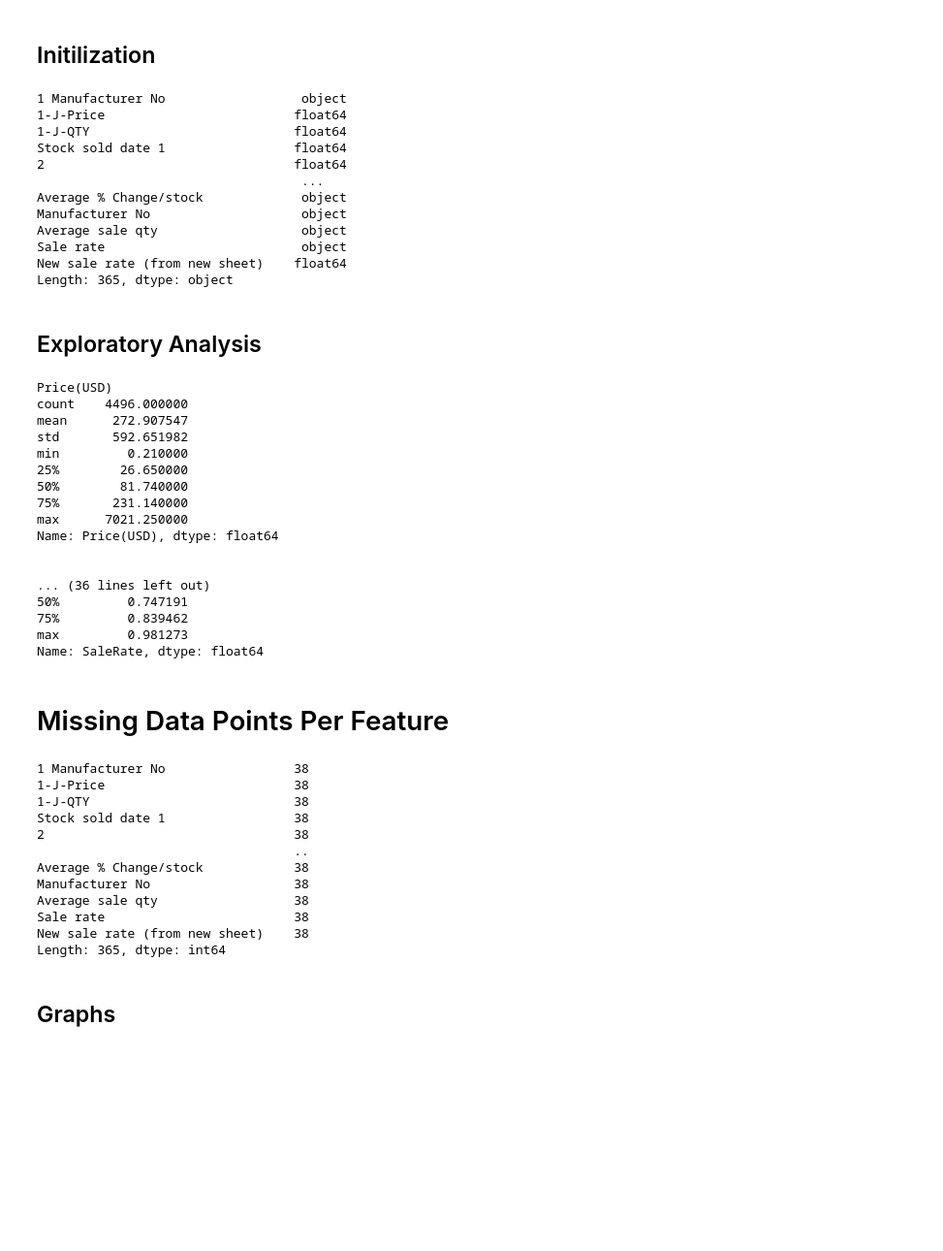
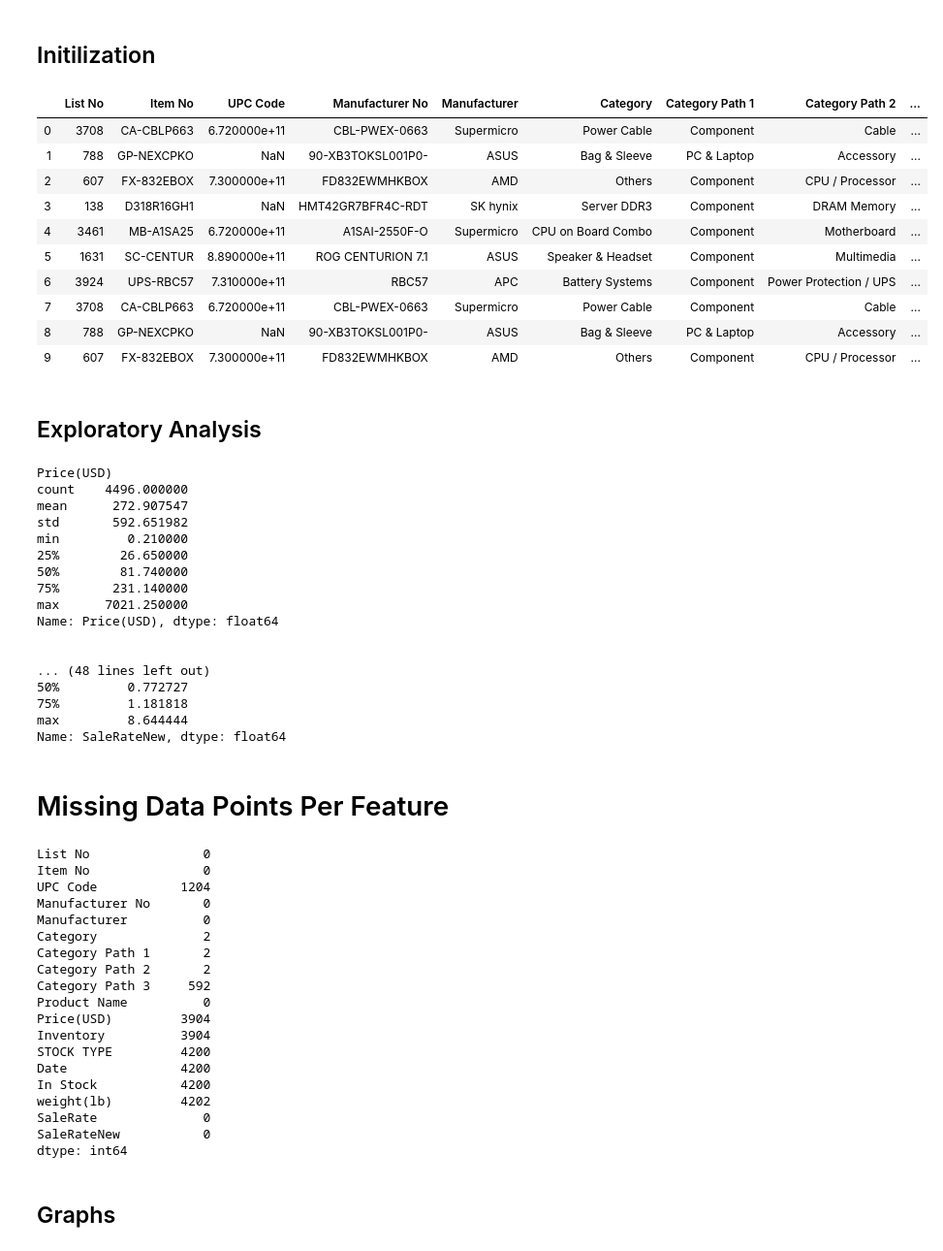
Before and after one commit to Shrikantsamarth/optimization-of-warehouses-by-implementation-of-machine-learning-methodologies, a Jupyter notebook: Thessis/Blowout Prediction.ipynb, the cells around one changed output. Shown at 97% size. Drawn from its saved outputs; the diff is of its cells as text; code cells hidden in the pictures; blank space fills up the shorter version.

```diff
--- a/Thessis/Blowout Prediction.ipynb
+++ b/Thessis/Blowout Prediction.ipynb
@@ -7,21 +7,22 @@
 # %%
 import pandas as pd
 import numpy as np
 data = pd.read_csv('ML_1-6.csv')
+data.reset_index(drop=True, inplace=True)
 data.dtypes
+data.head(10)
 # %% [output]
-1 Manufacturer No                  object
-1-J-Price                         float64
-1-J-QTY                           float64
-Stock sold date 1                 float64
-2                                 float64
-                                   ...
-Average % Change/stock             object
-Manufacturer No                    object
-Average sale qty                   object
-Sale rate                          object
-New sale rate (from new sheet)    float64
-Length: 365, dtype: object
+|  | List No | Item No | UPC Code | Manufacturer No | Manufacturer | Category | Category Path 1 | Category Path 2 | ... |
+| 0 | 3708 | CA-CBLP663 | 6.720000e+11 | CBL-PWEX-0663 | Supermicro | Power Cable | Component | Cable | ... |
+| 1 | 788 | GP-NEXCPKO | NaN | 90-XB3TOKSL001P0- | ASUS | Bag & Sleeve | PC & Laptop | Accessory | ... |
+| 2 | 607 | FX-832EBOX | 7.300000e+11 | FD832EWMHKBOX | AMD | Others | Component | CPU / Processor | ... |
+| 3 | 138 | D318R16GH1 | NaN | HMT42GR7BFR4C-RDT | SK hynix | Server DDR3 | Component | DRAM Memory | ... |
+| 4 | 3461 | MB-A1SA25 | 6.720000e+11 | A1SAI-2550F-O | Supermicro | CPU on Board Combo | Component | Motherboard | ... |
+| 5 | 1631 | SC-CENTUR | 8.890000e+11 | ROG CENTURION 7.1 | ASUS | Speaker & Headset | Component | Multimedia | ... |
+| 6 | 3924 | UPS-RBC57 | 7.310000e+11 | RBC57 | APC | Battery Systems | Component | Power Protection / UPS | ... |
+| 7 | 3708 | CA-CBLP663 | 6.720000e+11 | CBL-PWEX-0663 | Supermicro | Power Cable | Component | Cable | ... |
+| 8 | 788 | GP-NEXCPKO | NaN | 90-XB3TOKSL001P0- | ASUS | Bag & Sleeve | PC & Laptop | Accessory | ... |
+| 9 | 607 | FX-832EBOX | 7.300000e+11 | FD832EWMHKBOX | AMD | Others | Component | CPU / Processor | ... |
 # %% [markdown]
 ## Exploratory Analysis
 # %%
@@ -36,8 +37,8 @@ def summerize_data(df, columns):
 
         print('\n')
 
-columns = ["Price(USD)", "Inventory", "In Stock", "weight(lb)", "SaleRate"]
-summerize_data(train, columns)
+columns = ["Price(USD)", "Inventory", "In Stock", "weight(lb)", "SaleRate", "SaleRateNew"]
+summerize_data(data, columns)
 # %% [output]
 Price(USD)
 count    4496.000000
@@ -51,28 +52,35 @@ max      7021.250000
 Name: Price(USD), dtype: float64
 
 
-... (36 lines left out)
-50%         0.747191
-75%         0.839462
-max         0.981273
-Name: SaleRate, dtype: float64
+... (48 lines left out)
+50%         0.772727
+75%         1.181818
+max         8.644444
+Name: SaleRateNew, dtype: float64
 # %% [markdown]
 # Missing Data Points Per Feature
 # %%
 data.isnull().sum()
 # %% [output]
-1 Manufacturer No                 38
-1-J-Price                         38
-1-J-QTY                           38
-Stock sold date 1                 38
-2                                 38
-                                  ..
-Average % Change/stock            38
-Manufacturer No                   38
-Average sale qty                  38
-Sale rate                         38
-New sale rate (from new sheet)    38
-Length: 365, dtype: int64
+List No               0
+Item No               0
+UPC Code           1204
+Manufacturer No       0
+Manufacturer          0
+Category              2
+Category Path 1       2
+Category Path 2       2
+Category Path 3     592
+Product Name          0
+Price(USD)         3904
+Inventory          3904
+STOCK TYPE         4200
+Date               4200
+In Stock           4200
+weight(lb)         4202
+SaleRate              0
+SaleRateNew           0
+dtype: int64
 # %% [markdown]
 ## Graphs
 # %%
```
Also changed, not shown: parts of 14 cells of this notebook.
